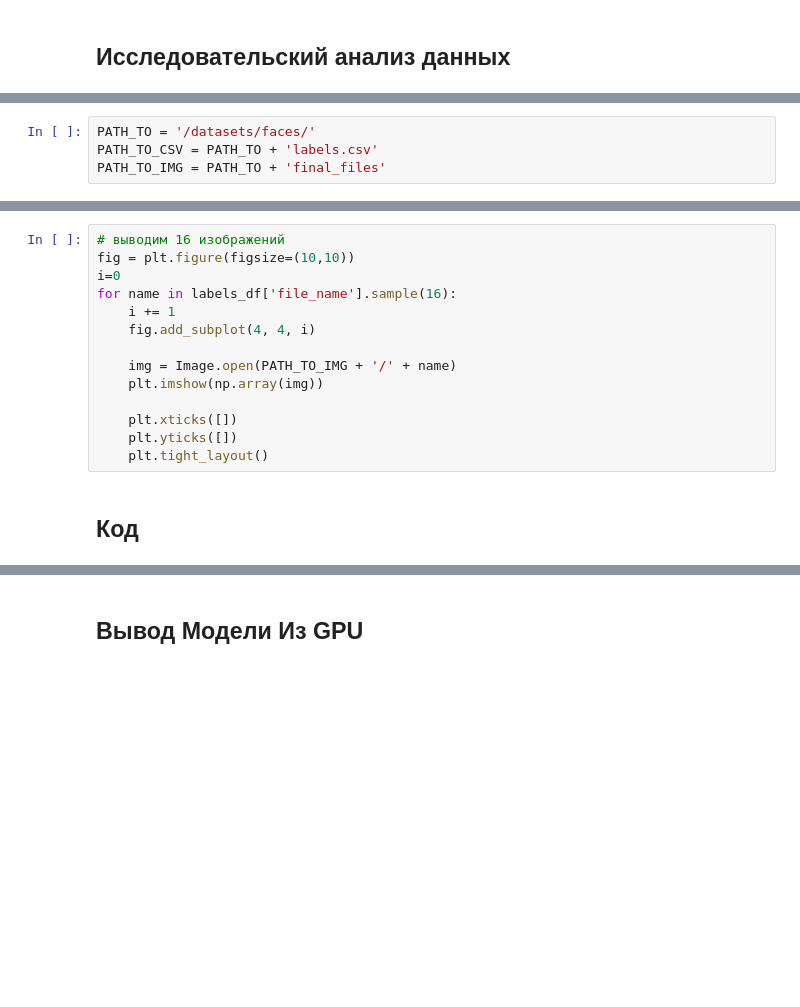
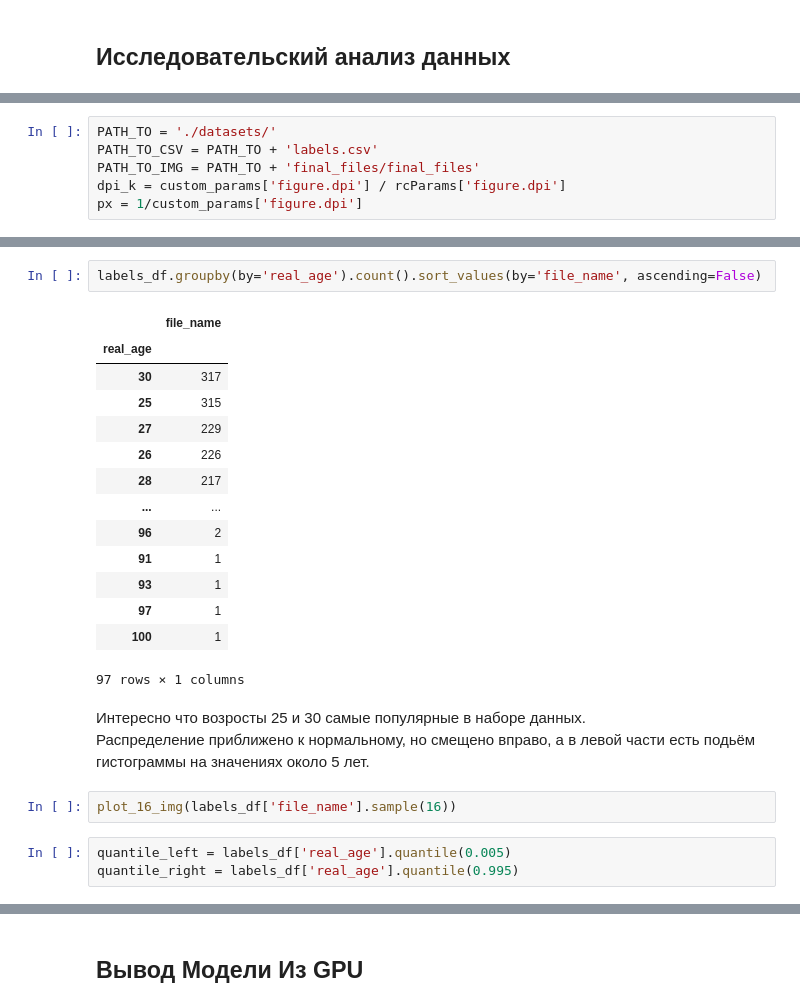
Before and after one commit to zabelin-ds/practicum, a Jupyter notebook: 14_project_practic/14_project.ipynb, the cells around one changed output, grey strips where cells are left out. Saved outputs shown, nothing was run; the diff lists cells and outputs as text; blank space fills up the shorter version.

```diff
--- a/14_project_practic/14_project.ipynb
+++ b/14_project_practic/14_project.ipynb
@@ -12,4 +55,6 @@ from PIL import Image
 # %%
-PATH_TO = '/datasets/faces/'
+PATH_TO = './datasets/'
 PATH_TO_CSV = PATH_TO + 'labels.csv'
-PATH_TO_IMG = PATH_TO + 'final_files'
+PATH_TO_IMG = PATH_TO + 'final_files/final_files'
+dpi_k = custom_params['figure.dpi'] / rcParams['figure.dpi']
+px = 1/custom_params['figure.dpi']
@@ -27,16 +122,25 @@ display(
+# %%
+labels_df.groupby(by='real_age').count().sort_values(by='file_name', ascending=False)
+# %% [output]
+|  | file_name |
+| real_age |  |
+| 30 | 317 |
+| 25 | 315 |
+| 27 | 229 |
+| 26 | 226 |
+| 28 | 217 |
+| ... | ... |
+| 96 | 2 |
+| 91 | 1 |
+| 93 | 1 |
+| 97 | 1 |
+| 100 | 1 |
+97 rows × 1 columns
+# %% [markdown]
+Интересно что возросты 25 и 30 самые популярные в наборе данных.
+Распределение приближено к нормальному, но смещено вправо, а в левой части есть подьём гистограммы на значениях около 5 лет.
 # %%
-# выводим 16 изображений
-fig = plt.figure(figsize=(10,10))
-i=0
-for name in labels_df['file_name'].sample(16):
-    i += 1
-    fig.add_subplot(4, 4, i)
-
-    img = Image.open(PATH_TO_IMG + '/' + name)
-    plt.imshow(np.array(img))
-
-    plt.xticks([])
-    plt.yticks([])
-    plt.tight_layout()
+plot_16_img(labels_df['file_name'].sample(16))
-# %% [markdown]
-## Код
+# %%
+quantile_left = labels_df['real_age'].quantile(0.005)
+quantile_right = labels_df['real_age'].quantile(0.995)
```
Also changed, not shown: parts of 16 cells of this notebook, 1 other file.
